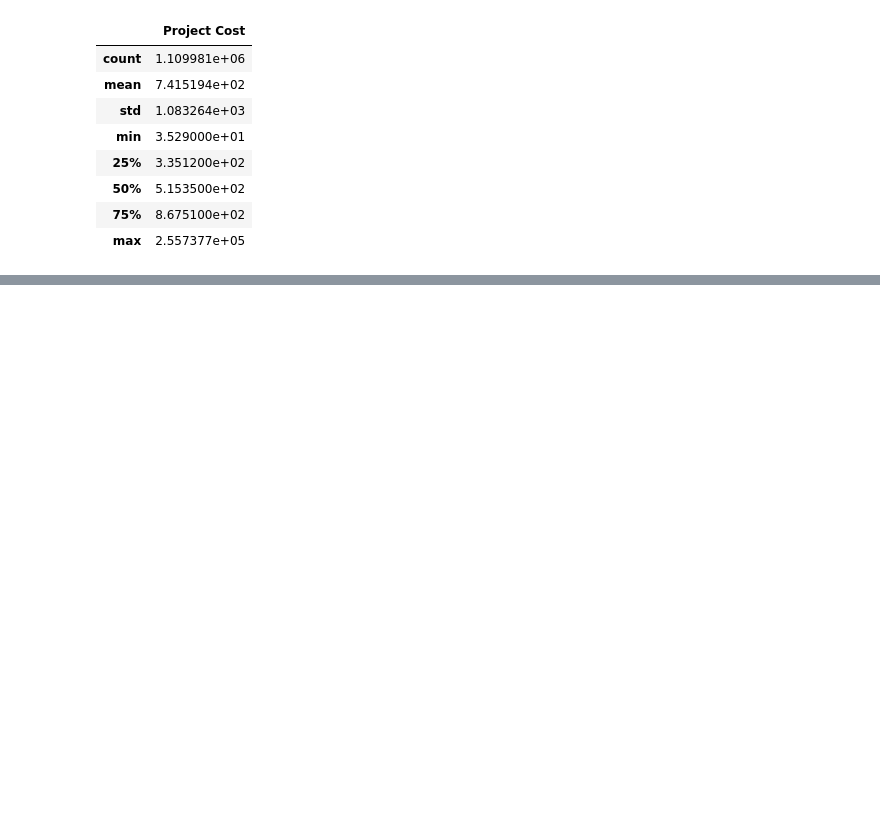
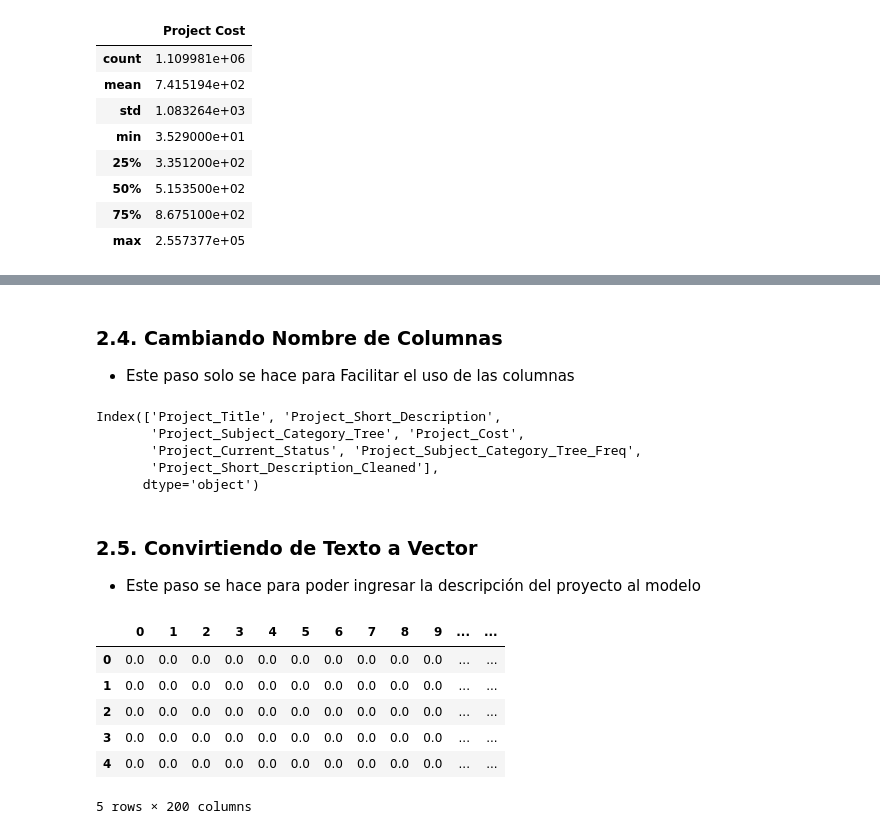
Before and after one commit to JManuelHaces/examen-final-pdcd, a Jupyter notebook: ExamenFinal.ipynb, the cells around one changed output, grey strips where cells are left out. Cells and saved outputs as stored; diff of their text form; code cells hidden in the pictures; blank space fills up the shorter version.

```diff
--- a/ExamenFinal.ipynb
+++ b/ExamenFinal.ipynb
@@ -90,0 +212,9 @@ df.describe()
+# %%
+# Creando un vector con el porcentaje de Frecuencia por categoría
+freq = df.groupby('Project Subject Category Tree').size() / len(df)
+
+# Creando la variable y mapeando el cambio
+df.loc[:, 'Project Subject Category Tree Freq'] = df['Project Subject Category Tree'].map(freq)
+
+# Mostrando los resultados
+df[['Project Subject Category Tree Freq', 'Project Subject Category Tree']].value_counts()
@@ -90,0 +294,38 @@ df.describe()
+# %% [markdown]
+### 2.4. Cambiando Nombre de Columnas
+- Este paso solo se hace para Facilitar el uso de las columnas
+# %%
+# Lista con las columnas originales
+cols = list(df.columns)
+
+# Ciclo para cambiar las columnas
+for i in range(len(cols)):
+    col = cols[i]
+    col = col.replace(' ', '_')
+    cols[i] = col
+
+# Cambiando el nombre de las columnas
+df.columns = cols
+df.columns
+# %% [output]
+Index(['Project_Title', 'Project_Short_Description',
+       'Project_Subject_Category_Tree', 'Project_Cost',
+       'Project_Current_Status', 'Project_Subject_Category_Tree_Freq',
+       'Project_Short_Description_Cleaned'],
+      dtype='object')
+# %% [markdown]
+### 2.5. Convirtiendo de Texto a Vector
+- Este paso se hace para poder ingresar la descripción del proyecto al modelo
+# %%
+# Cargando corpus de stopwords en inglés
+stopwrds = stopwords.words('english')
+
+# Creando el objeto vectorizador
+vectorizer = CountVectorizer(max_features=200,
+                             min_df=3,
+                             max_df=0.75,
+                             stop_words=stopwrds
+                             )
+
+# Creando el BOW (Bag Of Words) con el vectorizador
+bow = vectorizer.fit_transform(df['Project_Short_Description']).toarray()
@@ -90,0 +335,18 @@ df.describe()
+# %%
+# Creando el Objeto para TF-IDF
+transformer = TfidfTransformer()
+# Entrenando el transformer
+transformer = transformer.fit(bow)
+
+# Ejecutando la transformación
+my_tfidf = transformer.fit_transform(bow).toarray()
+my_tfidf = pd.DataFrame(my_tfidf)
+my_tfidf.head()
+# %% [output]
+|  | 0 | 1 | 2 | 3 | 4 | 5 | 6 | 7 | 8 | 9 | ... | ... |
+| 0 | 0.0 | 0.0 | 0.0 | 0.0 | 0.0 | 0.0 | 0.0 | 0.0 | 0.0 | 0.0 | ... | ... |
+| 1 | 0.0 | 0.0 | 0.0 | 0.0 | 0.0 | 0.0 | 0.0 | 0.0 | 0.0 | 0.0 | ... | ... |
+| 2 | 0.0 | 0.0 | 0.0 | 0.0 | 0.0 | 0.0 | 0.0 | 0.0 | 0.0 | 0.0 | ... | ... |
+| 3 | 0.0 | 0.0 | 0.0 | 0.0 | 0.0 | 0.0 | 0.0 | 0.0 | 0.0 | 0.0 | ... | ... |
+| 4 | 0.0 | 0.0 | 0.0 | 0.0 | 0.0 | 0.0 | 0.0 | 0.0 | 0.0 | 0.0 | ... | ... |
+5 rows × 200 columns
```
Also changed, not shown: parts of 39 cells of this notebook, 25 other files.
